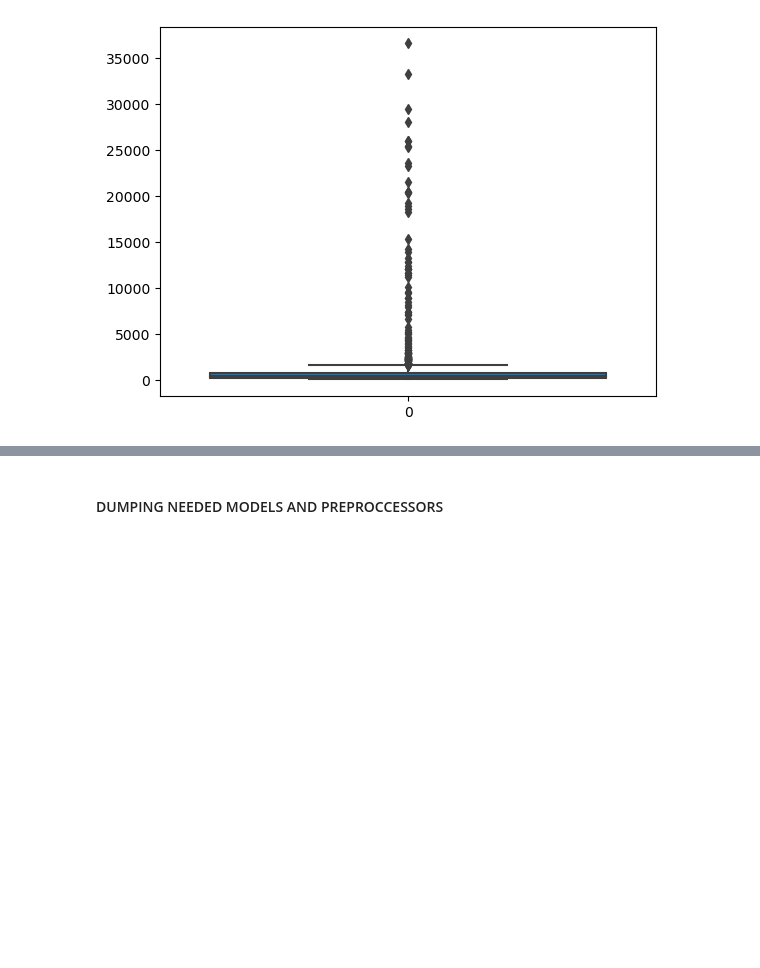
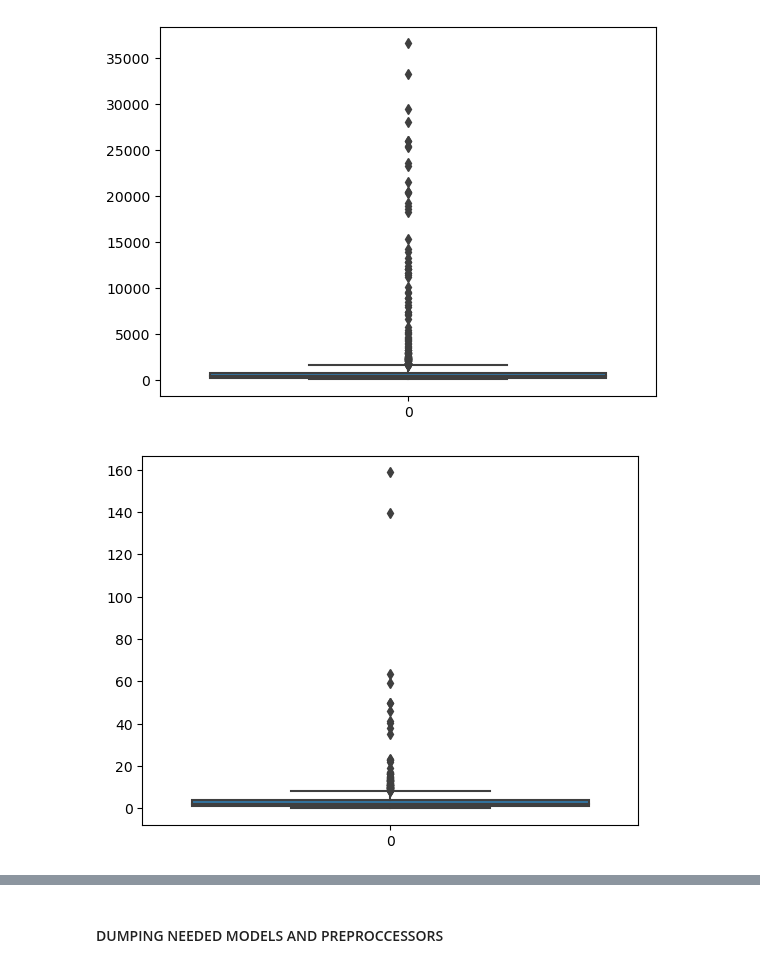
Before and after one commit to usmanadaudu/water_potability_prediction_web_app, a Jupyter notebook: notebooks/Water_potability_model5.ipynb, the cells around one changed output, grey strips where cells are left out. Drawn from its saved outputs; the diff is of its cells as text; code cells hidden in the pictures; blank space fills up the shorter version.

```diff
--- a/notebooks/Water_potability_model5.ipynb
+++ b/notebooks/Water_potability_model5.ipynb
@@ -1516,3 +1516,7 @@ sns.boxplot(df['Temperature']);
 sns.boxplot(df['Conductivity']);
 # %% [output]
 [figure]
+# %%
+sns.boxplot(df['B.O.D']);
+# %% [output]
+[figure, added]
```
Also changed, not shown: parts of 76 cells of this notebook.
